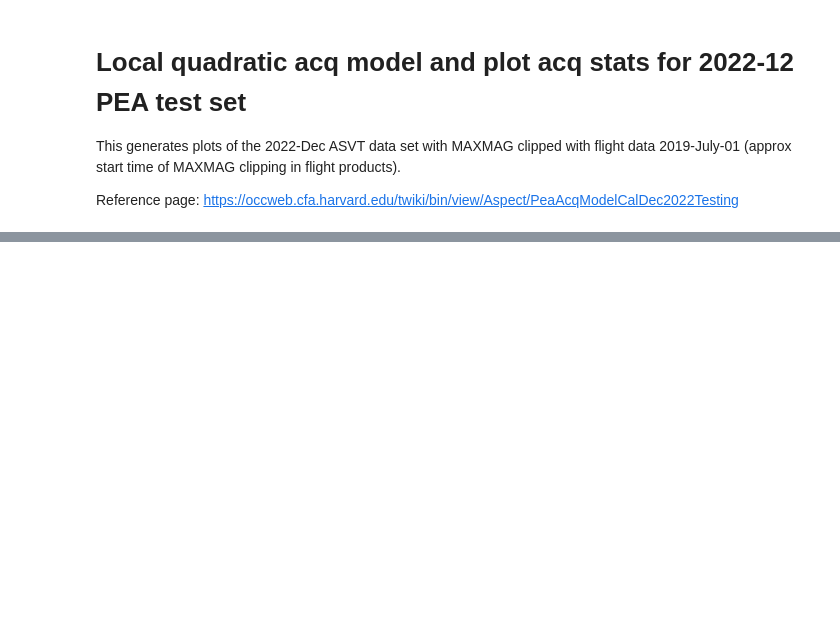
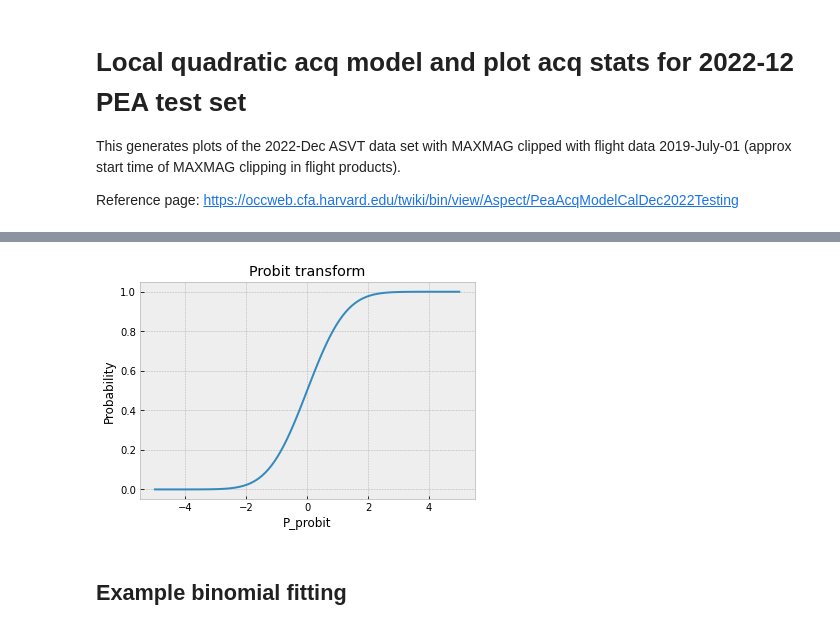
Before and after one commit to sot/aca_stats, a Jupyter notebook: fit_acq_model-2023-02-local-quadratic.ipynb, the cells around one changed output, grey strips where cells are left out. Saved outputs shown, nothing was run; the diff lists cells and outputs as text; code cells hidden in the pictures; blank space fills up the shorter version.

```diff
--- a/fit_acq_model-2023-02-local-quadratic.ipynb
+++ b/fit_acq_model-2023-02-local-quadratic.ipynb
@@ -157,6 +290,14 @@ def get_successes_slice(
     if halfwidth1 is not None:
         ok &= dat["halfwidth"] < halfwidth1
     return dat[ok]
+# %%
+x = np.linspace(-5, 5, 100)
+plt.plot(x, stats.norm.cdf(x));
+plt.xlabel('P_probit')
+plt.ylabel('Probability')
+plt.title('Probit transform');
+# %% [output]
+[figure, added]
 # %%
 def calc_p_succ(pars, xs, x0s, order, as_probit=False):
     """
@@ -215,4 +382,6 @@ def calc_fit_stat(pars, xs, x0s, succ, order):
     p_succ = calc_p_succ(pars, xs, x0s, order)
     fit_stat = calc_binom_stat(succ, p_succ)
     return fit_stat
+# %% [markdown]
+## Example binomial fitting
 # %%
```
Also changed, not shown: parts of 51 cells of this notebook.
